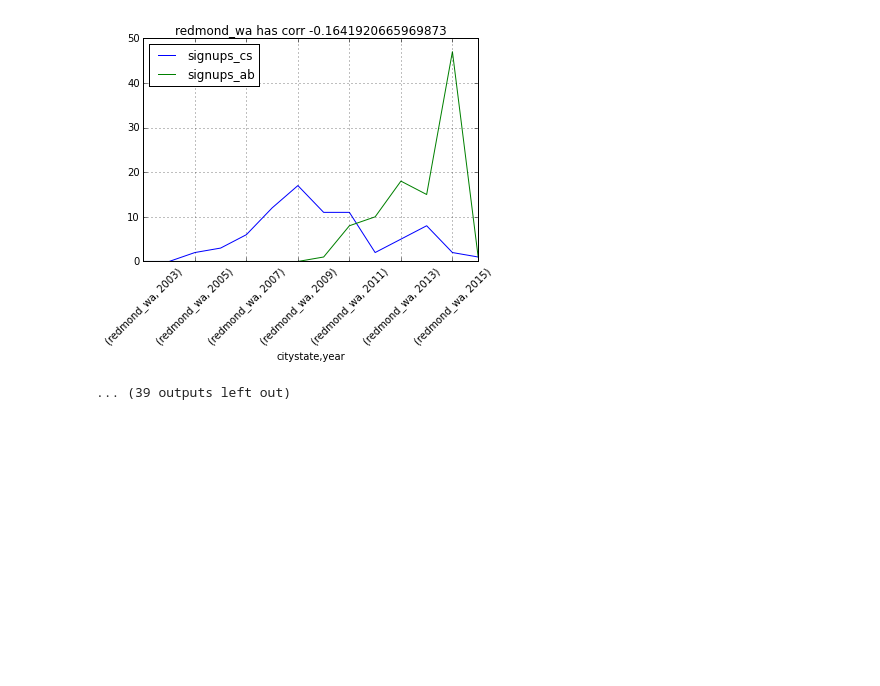
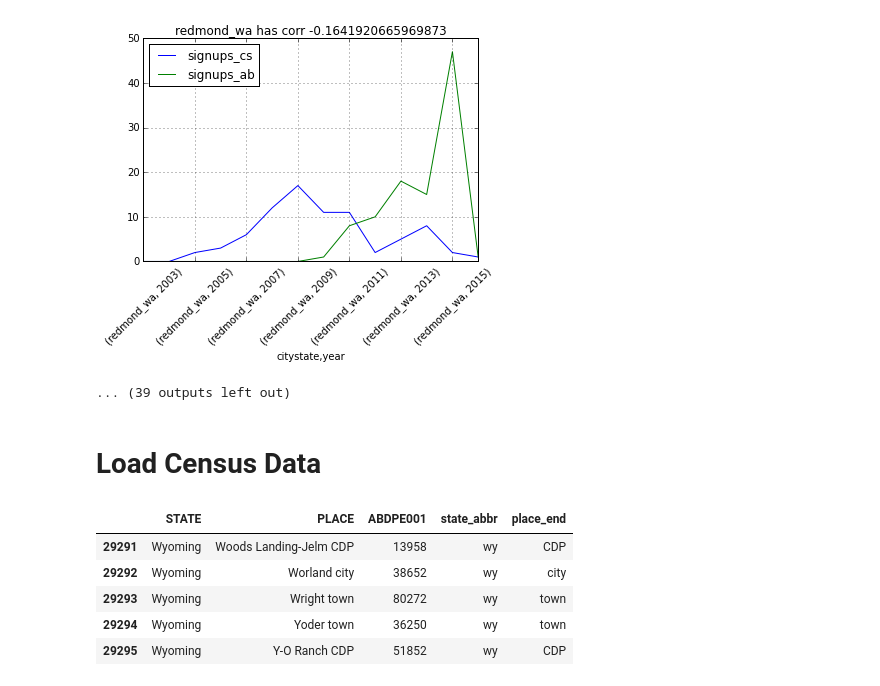
Before and after one commit to notconfusing/airsurfing-analysis, a Jupyter notebook: member since comparison.ipynb, the cells around one changed output. Drawn from its saved outputs; the diff is of its cells as text; code cells hidden in the pictures; blank space fills up the shorter version.

```diff
--- a/member since comparison.ipynb
+++ b/member since comparison.ipynb
@@ -444,3 +446,12 @@ atlanta_ga 2132.0
 [figure]
 [figure]
 ... (39 outputs left out)
+# %% [markdown]
+# Load Census Data
+# %%
+census_df = pandas.read_csv('geographic/nhgis0005_csv/nhgis0005_ds206_20145_2014_place.csv',encoding = "ISO-8859-1",usecols=['STATE','PLACE','ABDPE001'])
+# %%
+%%capture
+census_df['state_abbr'] = census_df['STATE'].apply(state_lookup)
+# %%
+census_df.dropna(inplace=True) #gets rid of puerto rico.
@@ -446,0 +460,9 @@ atlanta_ga 2132.0
+# %%
+census_df.tail()
+# %% [output]
+|  | STATE | PLACE | ABDPE001 | state_abbr | place_end |
+| 29291 | Wyoming | Woods Landing-Jelm CDP | 13958 | wy | CDP |
+| 29292 | Wyoming | Worland city | 38652 | wy | city |
+| 29293 | Wyoming | Wright town | 80272 | wy | town |
+| 29294 | Wyoming | Yoder town | 36250 | wy | town |
+| 29295 | Wyoming | Y-O Ranch CDP | 51852 | wy | CDP |
```
Also changed, not shown: parts of 14 cells of this notebook.
